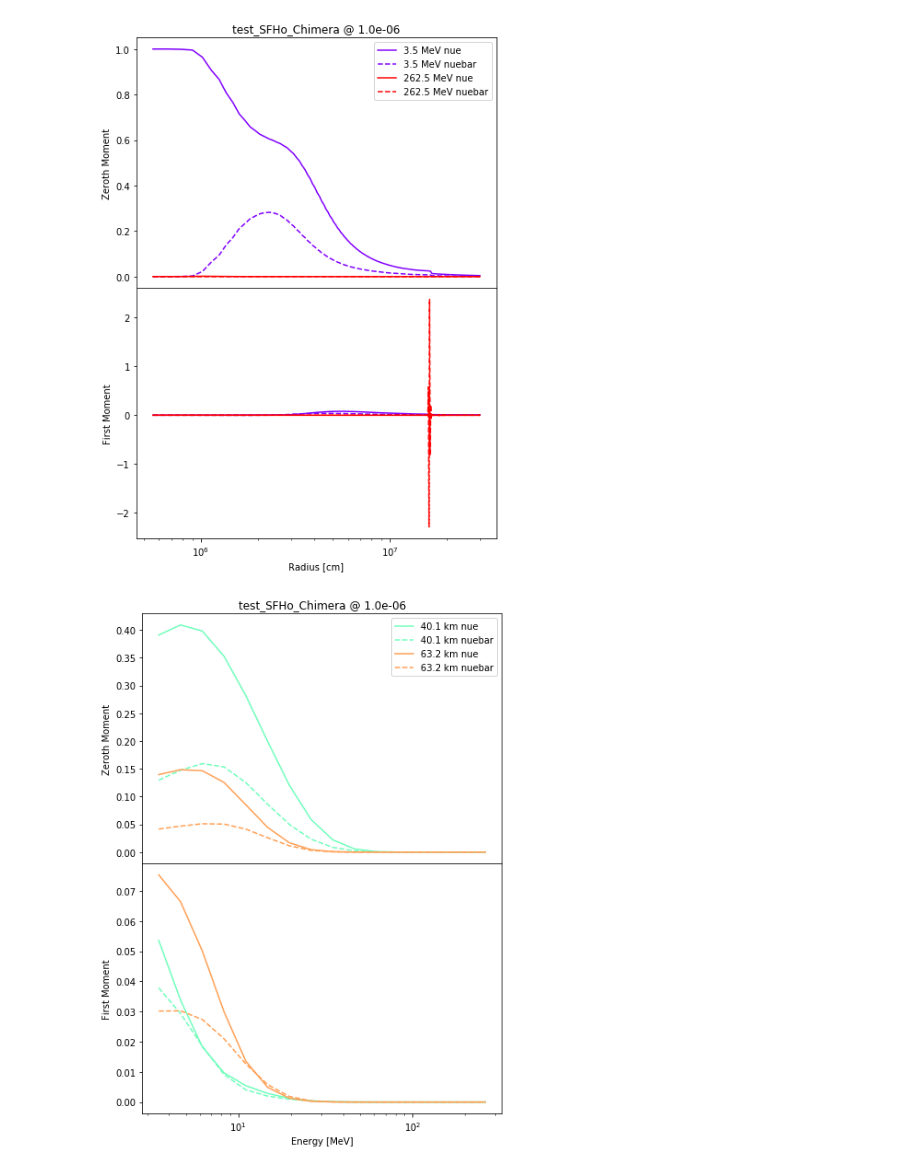
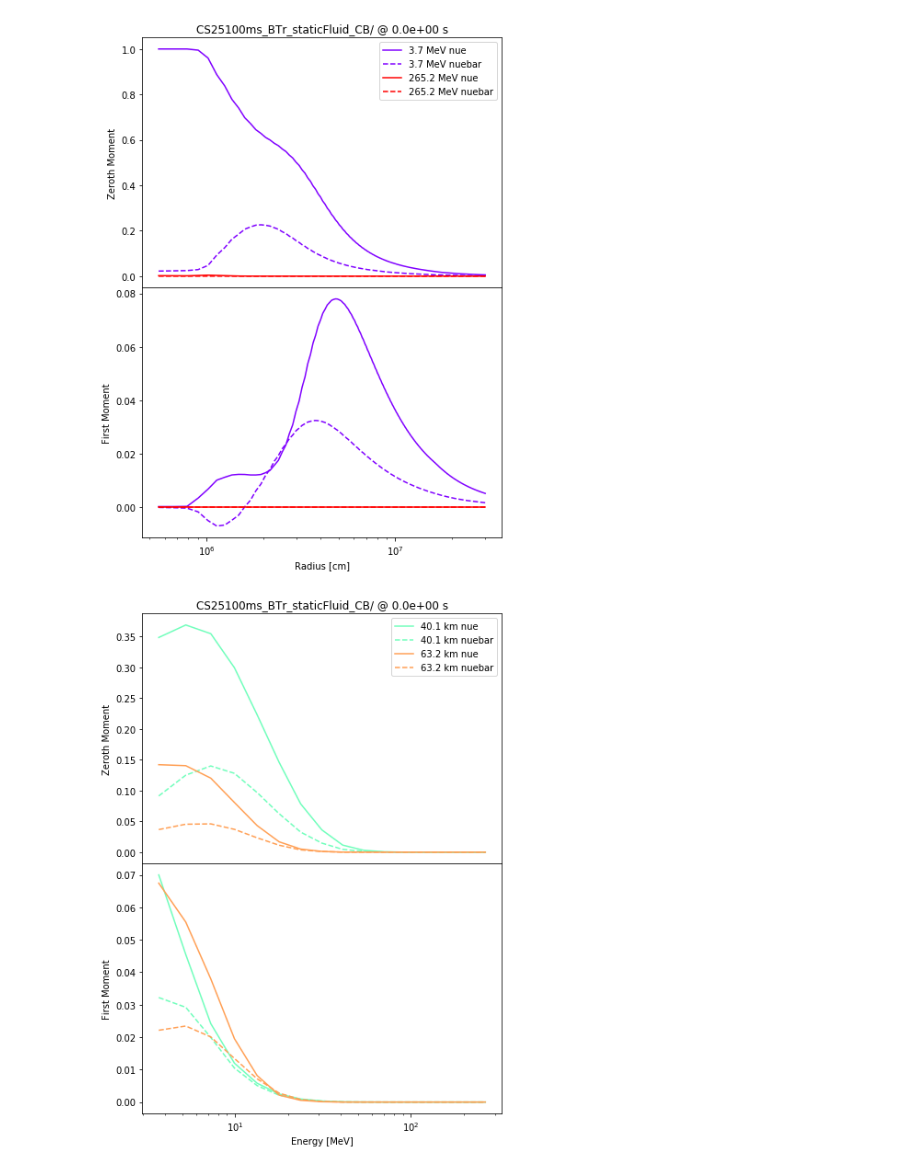
Before and after one commit to ranchu1/Analysis_FLASH, a Jupyter notebook: unitTests/1-[Details_OneFile]1D.ipynb, the cells around one changed output. Saved outputs shown, nothing was run; the diff lists cells and outputs as text; code cells hidden in the pictures.

```diff
--- a/unitTests/1-[Details_OneFile]1D.ipynb
+++ b/unitTests/1-[Details_OneFile]1D.ipynb
@@ -10 +5,13 @@ nSpecies   = 2
+# %%
+BaseDir    = '/Users/ranchu/FLASHOR/Movies_n_Data/dele_1D_2S/Chimera_S25_100ms_Fluid/'
+ProblemDir = 'CS25100ms_BTr_staticFluid_CB/' # will be used as title
+OptionDir  = '16X16E_1_30_LS220'
+
+FileIndex       = [0] # need to be a list
+nSpecies        = 2
+
+# default
+FileNameBase  = '/deleptonizationwave_hdf5_chk_'
+Directory     = [BaseDir + ProblemDir + OptionDir] # can be different for a list
+Directory     = Directory * len(FileIndex)
 # %% [markdown]
@@ -131,13 +138,15 @@ import matplotlib.pyplot as plt
 import matplotlib.cm as cm
 import numpy as np
 
-colors = cm.rainbow(np.linspace(0, 1, len(ECenter)))
+colors = cm.rainbow(np.linspace(0, 1, len(Energy[0])))
 fig, ax1 = plt.subplots(num=None, figsize=(6, 6), dpi=80, facecolor='w', edgecolor='k')
 
-for iS in range(nSpecies):
-    for ie in range(len(ECenter)):
-        ax1.plot(FirstMoment[iS][:,ie],ZerothMoment[iS][:,ie],\
-                 '.',color=colors[ie])
+for ifile in range(fnum):
+    for iS in range(nSpecies):
+        for ie in range(len(Energy[0])):
+            ax1.plot(FirstMoment[ifile][iS][:,ie],ZerothMoment[ifile][iS][:,ie],\
+                 '.',color=colors[ie] )
+
 
 yy = np.linspace(0, 1, 100)
 xxP_FD = np.multiply(yy,1-yy)
@@ -145,6 +154,6 @@ ax1.plot(xxP_FD,yy,color='red')
 ax1.set_xlabel('First Moment')
 ax1.set_ylabel('Zeroth Moment')
 
-ax1.set_title(ProblemDir+' @ {:.1e}'.format(Time))
+ax1.set_title(ProblemDir+' @ {:.1e} s'.format(Times[0]))
 plt.show()
 # %% [output]
@@ -152,39 +161,39 @@ plt.show()
 # %%
 # Lowest energetic & Highest energetic J / H vs Radius
-iEs = [0, len(ECenter)-1]
+iEs = [0, len(Energy[0])-1]
 
 %matplotlib inline
 import matplotlib.pyplot as plt
 import matplotlib.cm as cm
 import numpy as np
 
 LineType     = ['solid','dashed']
 labels = ['nue','nuebar']
 
-colors = cm.rainbow(np.linspace(0, 1, len(ECenter)))
+colors = cm.rainbow(np.linspace(0, 1, len(Energy[0])))
 
 fig, axs = plt.subplots(2, sharex=True, sharey=False, gridspec_kw={'hspace': 0},\
                        figsize=(7, 10))
 
 for iE1 in iEs:
     for iS in range(nSpecies):
-        axs[0].plot(Radius,ZerothMoment[iS][:,iE1],\
+        axs[0].plot(Radius[0],ZerothMoment[0][iS][:,iE1],\
                     linestyle=LineType[iS],color=colors[iE1],\
-                    label= '%.1f MeV '%(ECenter[iE1])+labels[iS])
-        axs[1].plot(Radius,FirstMoment[iS][:,iE1],\
+                    label= '%.1f MeV '%(Energy[0][iE1])+labels[iS])
+        axs[1].plot(Radius[0],FirstMoment[0][iS][:,iE1],\
                     linestyle=LineType[iS],color=colors[iE1],\
-                    label= '%.1f MeV '%(ECenter[iE1])+labels[iS])
+                    label= '%.1f MeV '%(Energy[0][iE1])+labels[iS])
 
 axs[0].set_ylabel('Zeroth Moment')
 axs[1].set_ylabel('First Moment')
 axs[1].set_xlabel('Radius [cm]')
 axs[1].set_xscale('log')
 axs[0].legend(loc='best')
 
-axs[0].set_title(ProblemDir+' @ {:.1e}'.format(Time))
+axs[0].set_title(ProblemDir+' @ {:.1e} s'.format(Times[0]))
 plt.show()
 # %% [output]
-[figure, old version]
+[figure, new version]
 # %%
 # J / H in spectrum for given radius
 iXs = [30,50]
@@ -197,19 +206,19 @@ import numpy as np
 LineType     = ['solid','dashed']
 labels = ['nue','nuebar']
 
-colors = cm.rainbow(np.linspace(0, 4, len(Radius)))
+colors = cm.rainbow(np.linspace(0, 4, len(Radius[0])))
 
 fig, axs = plt.subplots(2, sharex=True, sharey=False, gridspec_kw={'hspace': 0},\
                        figsize=(7, 10))
 
 for iX in iXs:
     for iS in range(nSpecies):
-        axs[0].plot(ECenter,ZerothMoment[iS][iX,:],\
+        axs[0].plot(Energy[0],ZerothMoment[0][iS][iX,:],\
                     linestyle=LineType[iS],color=colors[iX],\
-                    label= '%.1f km '%(Radius[iX]*1.0e-5)+labels[iS])
-        axs[1].plot(ECenter,FirstMoment[iS][iX,:],\
+                    label= '%.1f km '%(Radius[0][iX]*1.0e-5)+labels[iS])
+        axs[1].plot(Energy[0],FirstMoment[0][iS][iX,:],\
                     linestyle=LineType[iS],color=colors[iX],\
-                    label= '%.1f km '%(Radius[iX]*1.0e-5)+labels[iS])
+                    label= '%.1f km '%(Radius[0][iX]*1.0e-5)+labels[iS])
 
 axs[0].set_ylabel('Zeroth Moment')
 axs[1].set_ylabel('First Moment')
@@ -217,7 +226,7 @@ axs[1].set_xlabel('Energy [MeV]')
 axs[1].set_xscale('log')
 axs[0].legend(loc='best')
 
-axs[0].set_title(ProblemDir+' @ {:.1e}'.format(Time))
+axs[0].set_title(ProblemDir+' @ {:.1e} s'.format(Times[0]))
 plt.show()
 # %% [output]
-[figure, old version]
+[figure, new version]
```
Also changed, not shown: parts of 11 cells of this notebook, 1 other file.
